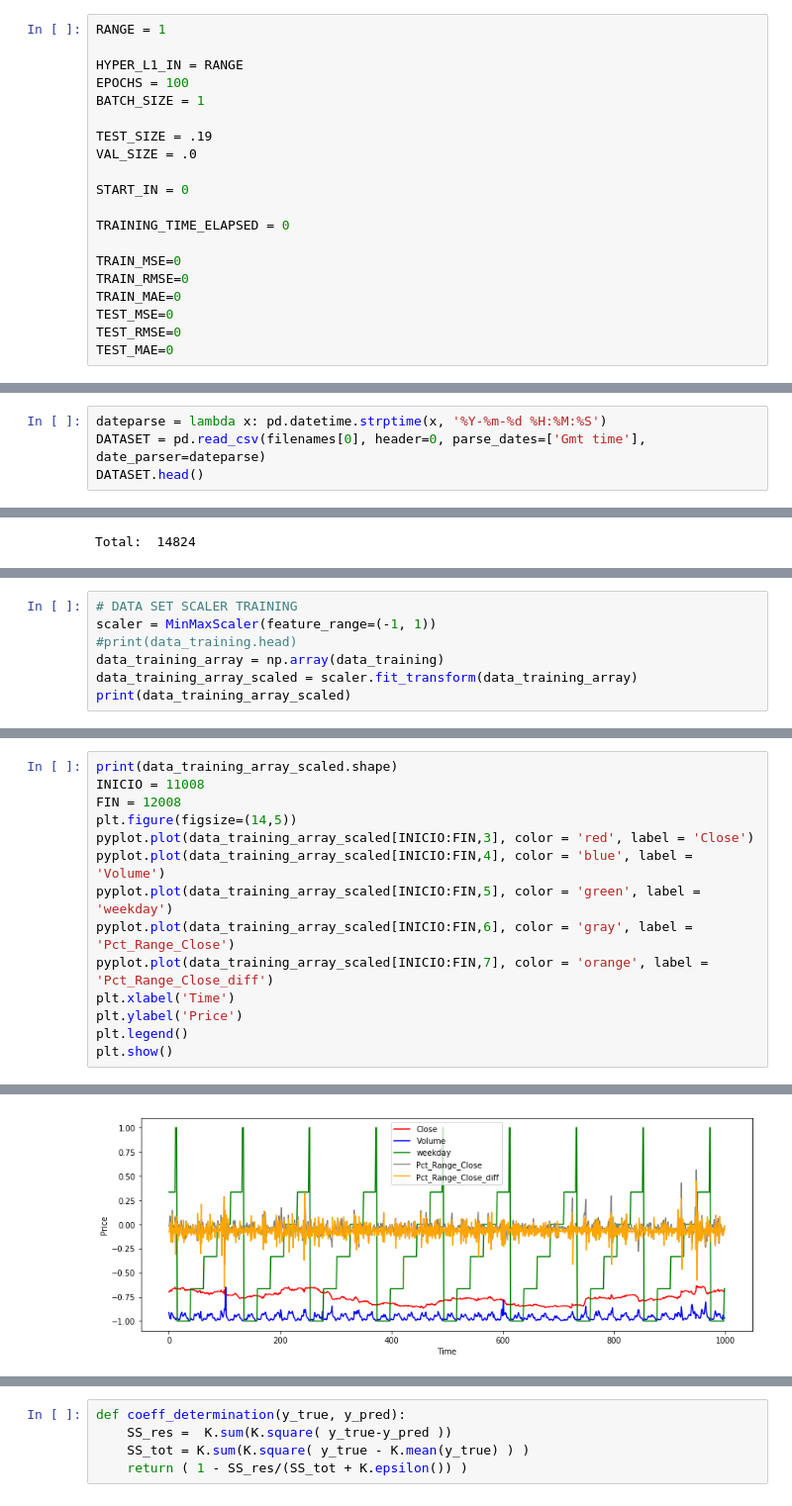
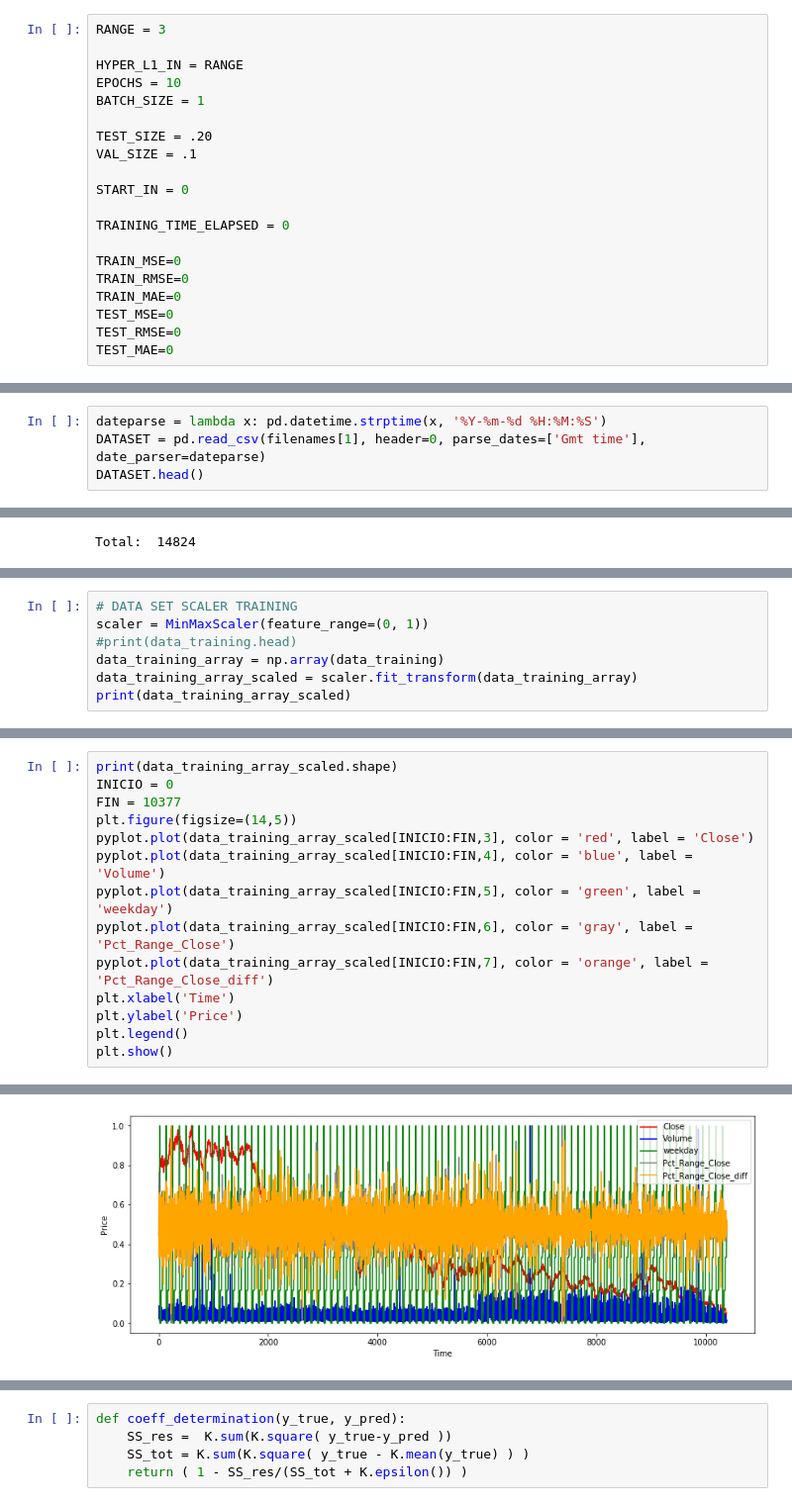
Before and after one commit to mawrer/forex_prediction, a Jupyter notebook: Jupyter Notebooks/IDI4/models/LSTM-12F-Pct_Range_Close_diff-03.ipynb, the cells around one changed output, grey strips where cells are left out. Shown: that part at 99% size. Saved outputs shown, nothing was run; the diff lists cells and outputs as text.

```diff
--- a/Jupyter Notebooks/IDI4/models/LSTM-12F-Pct_Range_Close_diff-03.ipynb
+++ b/Jupyter Notebooks/IDI4/models/LSTM-12F-Pct_Range_Close_diff-03.ipynb
@@ -48,13 +48,13 @@ TARGET_NAME = "Pct_Range_Close_diff"
 MSE_RESULT = 0
 # %%
-RANGE = 1
+RANGE = 3
 
 HYPER_L1_IN = RANGE
-EPOCHS = 100
+EPOCHS = 10
 BATCH_SIZE = 1
 
-TEST_SIZE = .19
-VAL_SIZE = .0
+TEST_SIZE = .20
+VAL_SIZE = .1
 
 START_IN = 0
 
@@ -78,6 +79,6 @@ DF_EURUSD_ASK_1H_PROC.csv
 # %%
 dateparse = lambda x: pd.datetime.strptime(x, '%Y-%m-%d %H:%M:%S')
-DATASET = pd.read_csv(filenames[0], header=0, parse_dates=['Gmt time'], date_parser=dateparse)
+DATASET = pd.read_csv(filenames[1], header=0, parse_dates=['Gmt time'], date_parser=dateparse)
 DATASET.head()
 # %% [output]
 |  | Gmt time | Open | High | Low | Close | Volume | day_name | weekday | Pct_Range_Close | ... |
@@ -225,6 +231,6 @@ print(data_test_y.shape)
 # %%
 # DATA SET SCALER TRAINING
-scaler = MinMaxScaler(feature_range=(-1, 1))
+scaler = MinMaxScaler(feature_range=(0, 1))
 #print(data_training.head)
 data_training_array = np.array(data_training)
 data_training_array_scaled = scaler.fit_transform(data_training_array)
@@ -262,7 +270,7 @@ plt.show()
 # %%
 print(data_training_array_scaled.shape)
-INICIO = 11008
-FIN = 12008
+INICIO = 0
+FIN = 10377
 plt.figure(figsize=(14,5))
 pyplot.plot(data_training_array_scaled[INICIO:FIN,3], color = 'red', label = 'Close')
 pyplot.plot(data_training_array_scaled[INICIO:FIN,4], color = 'blue', label = 'Volume')
@@ -278,3 +286,3 @@ plt.show()
-[figure, old version]
+[figure, new version]
 # %%
 print(data_training_array_scaled.shape)
```
Also changed, not shown: parts of 41 cells of this notebook, 22 other files.
